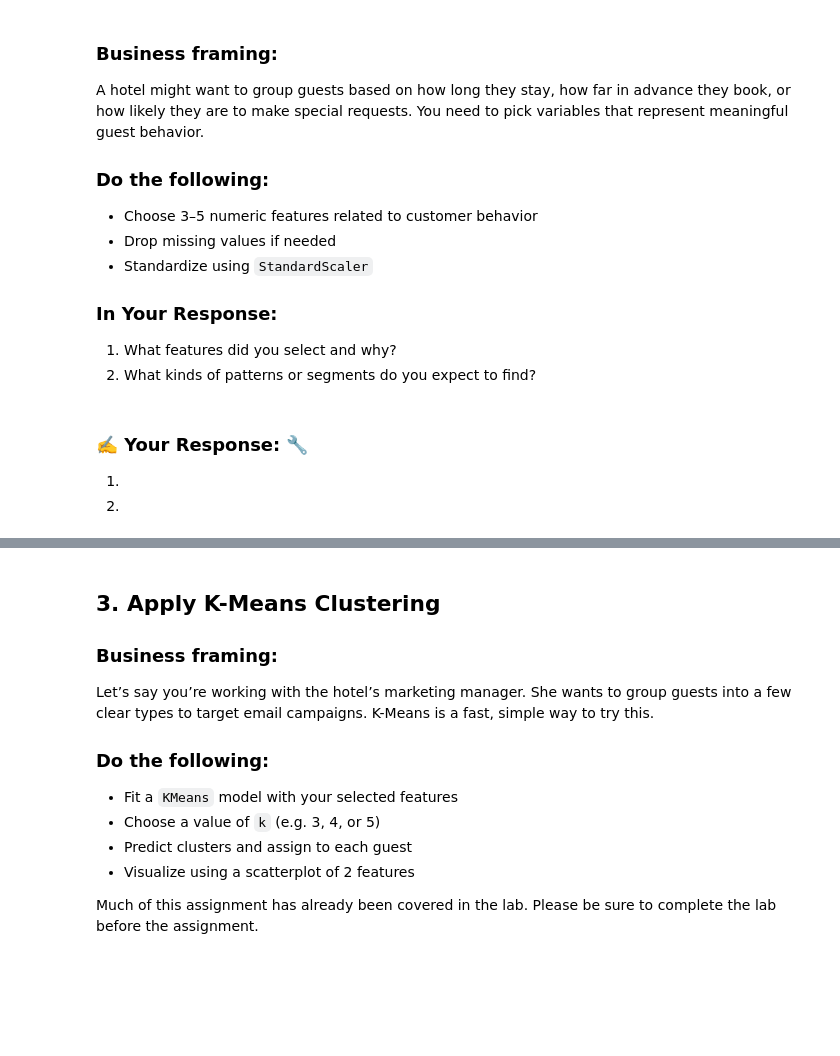
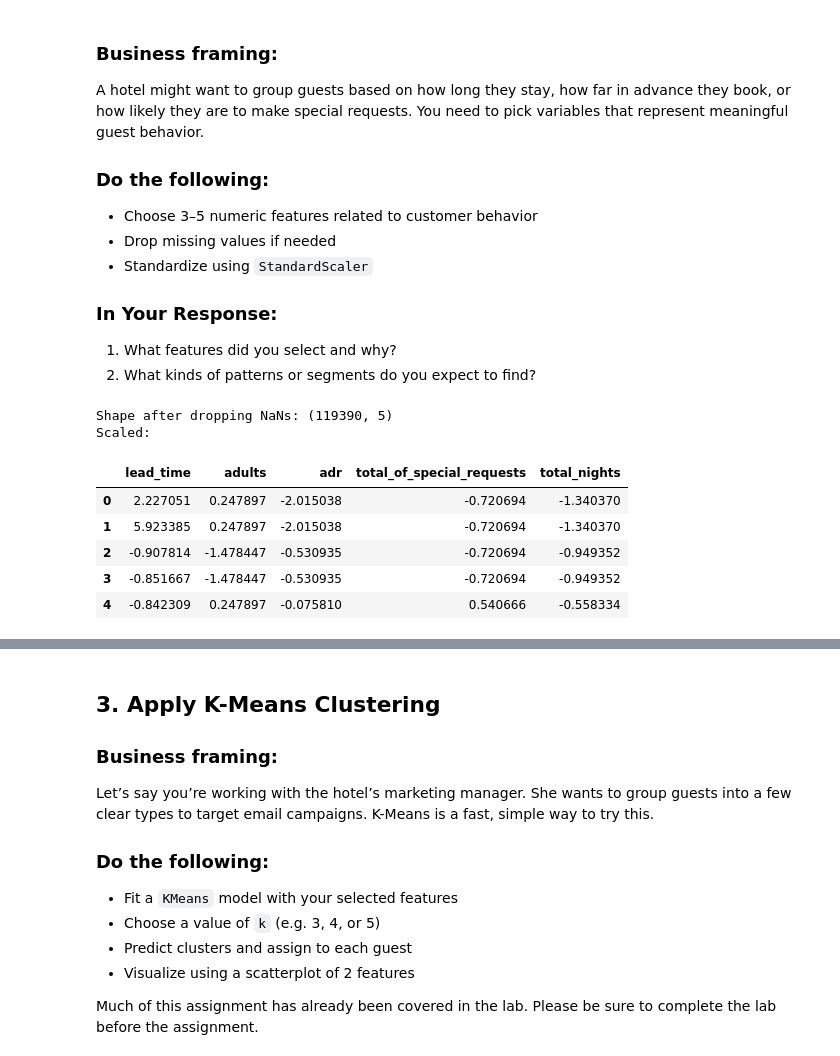
Before and after one commit to thornton330j/IS-4487, a Jupyter notebook: Assignments/assignment_09_ThorntonJackson.ipynb, the cells around one changed output, grey strips where cells are left out. Drawn from its saved outputs; the diff is of its cells as text; code cells hidden in the pictures; blank space fills up the shorter version.

```diff
--- a/Assignments/assignment_09_ThorntonJackson.ipynb
+++ b/Assignments/assignment_09_ThorntonJackson.ipynb
@@ -104,5 +119,35 @@ A hotel might want to group guests based on how long they stay, how far in advan
-# %% [markdown]
-### ✍️ Your Response: 🔧
-1.
-
-2.
+# %%
+# Add code here 🔧
+# Create total nights df
+df['total_nights']=df['stays_in_weekend_nights']+df['stays_in_week_nights']
+
+# Select features for clustering
+selected_features=['lead_time','adults','adr','total_of_special_requests','total_nights']
+df_selected_features=df[selected_features].copy()
+
+# Drop rows with missing values
+df_selected_features=df_selected_features.dropna().reset_index(drop=True)
+
+# Show
+print("Shape after dropping NaNs:",df_selected_features.shape)
+
+# Initialize Sscaler
+scaler = StandardScaler()
+
+# Fit and transform
+df_scaled = scaler.fit_transform(df_selected_features)
+
+# Convert the scaled array
+df_scaled = pd.DataFrame(df_scaled, columns=selected_features)
+
+print("Scaled:")
+display(df_scaled.head())
+# %% [output]
+Shape after dropping NaNs: (119390, 5)
+Scaled:
+|  | lead_time | adults | adr | total_of_special_requests | total_nights |
+| 0 | 2.227051 | 0.247897 | -2.015038 | -0.720694 | -1.340370 |
+| 1 | 5.923385 | 0.247897 | -2.015038 | -0.720694 | -1.340370 |
+| 2 | -0.907814 | -1.478447 | -0.530935 | -0.720694 | -0.949352 |
+| 3 | -0.851667 | -1.478447 | -0.530935 | -0.720694 | -0.949352 |
+| 4 | -0.842309 | 0.247897 | -0.075810 | 0.540666 | -0.558334 |
```
Also changed, not shown: parts of 6 cells of this notebook.
